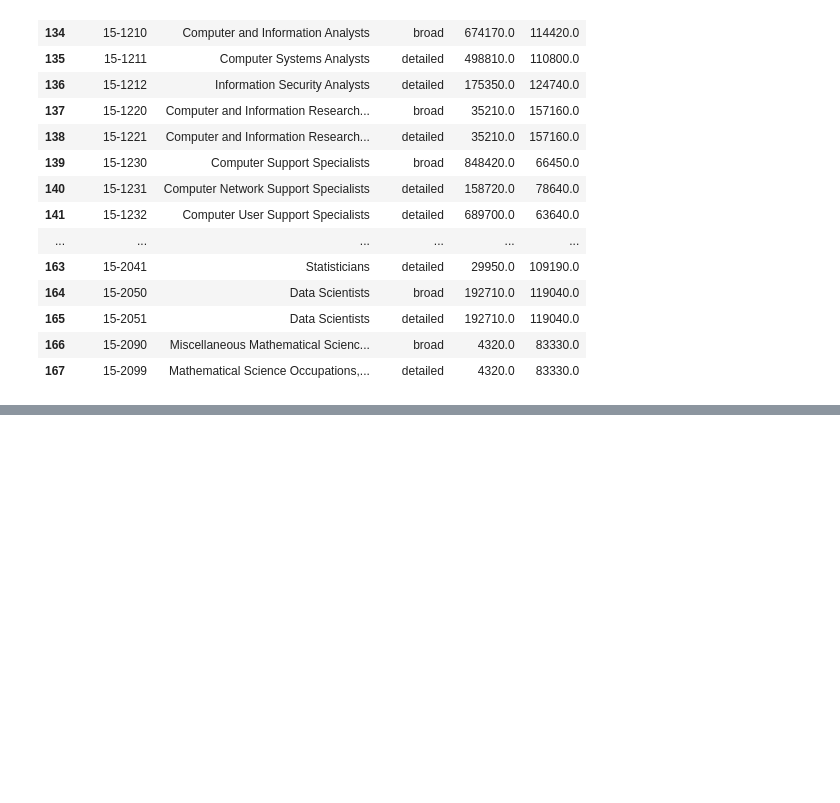
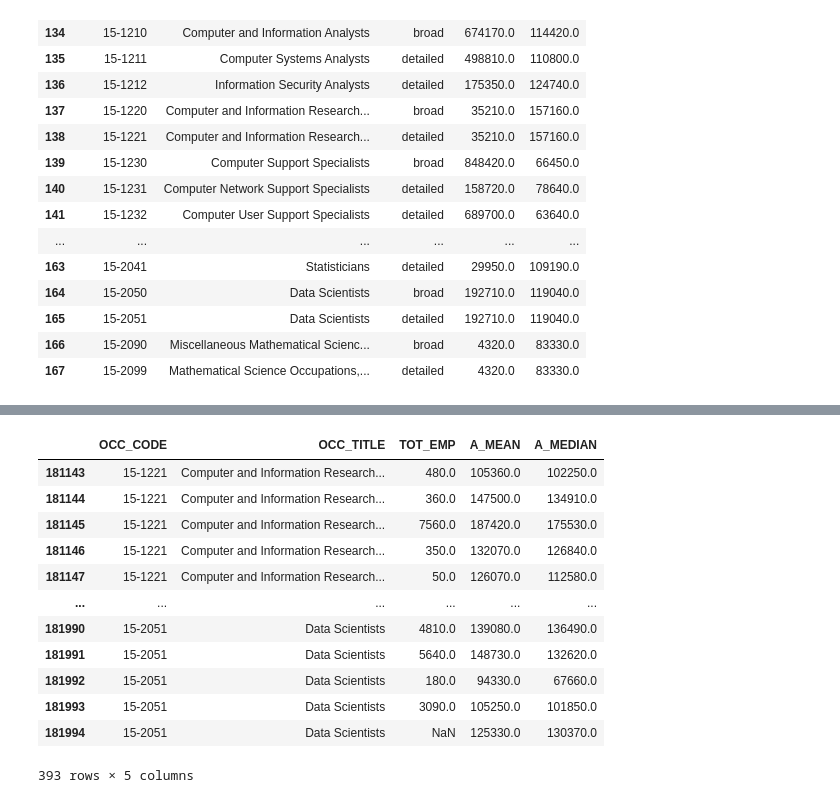
Before and after one commit to 2023357/data-vis-ca1, a Jupyter notebook: CA1_Data_Visualisation.ipynb, the cells around one changed output, grey strips where cells are left out. Saved outputs shown, nothing was run; the diff lists cells and outputs as text; code cells hidden in the pictures; blank space fills up the shorter version.

Commit message:
Define AI-related occupations and create filtered datasets

```diff
--- a/CA1_Data_Visualisation.ipynb
+++ b/CA1_Data_Visualisation.ipynb
@@ -193,3 +193,10 @@ group15[['OCC_CODE', 'OCC_TITLE', 'O_GROUP', 'TOT_EMP', 'A_MEAN']]
 | 165 | 15-2051 | Data Scientists | detailed | 192710.0 | 119040.0 |
 | 166 | 15-2090 | Miscellaneous Mathematical Scienc... | broad | 4320.0 | 83330.0 |
 | 167 | 15-2099 | Mathematical Science Occupations,... | detailed | 4320.0 | 83330.0 |
+# %%
+# SOC codes of the occupations selected as AI-related
+ai_codes = ['15-1252', '15-2051', '15-1221','15-1251','15-1253','15-1243','15-2041','15-2031']
+
+# Keep only the AI-related occupations from the national data
+ai_national = national_df.loc[national_df['OCC_CODE'].isin(ai_codes)]
+ai_national[['OCC_CODE', 'OCC_TITLE', 'TOT_EMP', 'A_MEAN', 'A_MEDIAN']]
@@ -195,0 +213,22 @@ group15[['OCC_CODE', 'OCC_TITLE', 'O_GROUP', 'TOT_EMP', 'A_MEAN']]
+# %%
+# State-level estimates for all industries combined
+states_df = oes_df.loc[(oes_df['AREA_TYPE'] == 2) &
+(oes_df['I_GROUP'] == 'cross-industry')]
+
+# Keep only the AI-related occupations from the state data
+ai_states= states_df.loc[states_df['OCC_CODE'].isin(ai_codes)]
+ai_states[['OCC_CODE', 'OCC_TITLE', 'TOT_EMP', 'A_MEAN', 'A_MEDIAN']]
+# %% [output]
+|  | OCC_CODE | OCC_TITLE | TOT_EMP | A_MEAN | A_MEDIAN |
+| 181143 | 15-1221 | Computer and Information Research... | 480.0 | 105360.0 | 102250.0 |
+| 181144 | 15-1221 | Computer and Information Research... | 360.0 | 147500.0 | 134910.0 |
+| 181145 | 15-1221 | Computer and Information Research... | 7560.0 | 187420.0 | 175530.0 |
+| 181146 | 15-1221 | Computer and Information Research... | 350.0 | 132070.0 | 126840.0 |
+| 181147 | 15-1221 | Computer and Information Research... | 50.0 | 126070.0 | 112580.0 |
+| ... | ... | ... | ... | ... | ... |
+| 181990 | 15-2051 | Data Scientists | 4810.0 | 139080.0 | 136490.0 |
+| 181991 | 15-2051 | Data Scientists | 5640.0 | 148730.0 | 132620.0 |
+| 181992 | 15-2051 | Data Scientists | 180.0 | 94330.0 | 67660.0 |
+| 181993 | 15-2051 | Data Scientists | 3090.0 | 105250.0 | 101850.0 |
+| 181994 | 15-2051 | Data Scientists | NaN | 125330.0 | 130370.0 |
+393 rows × 5 columns
```
Also changed, not shown: parts of 1 cell of this notebook, 1 other file.
